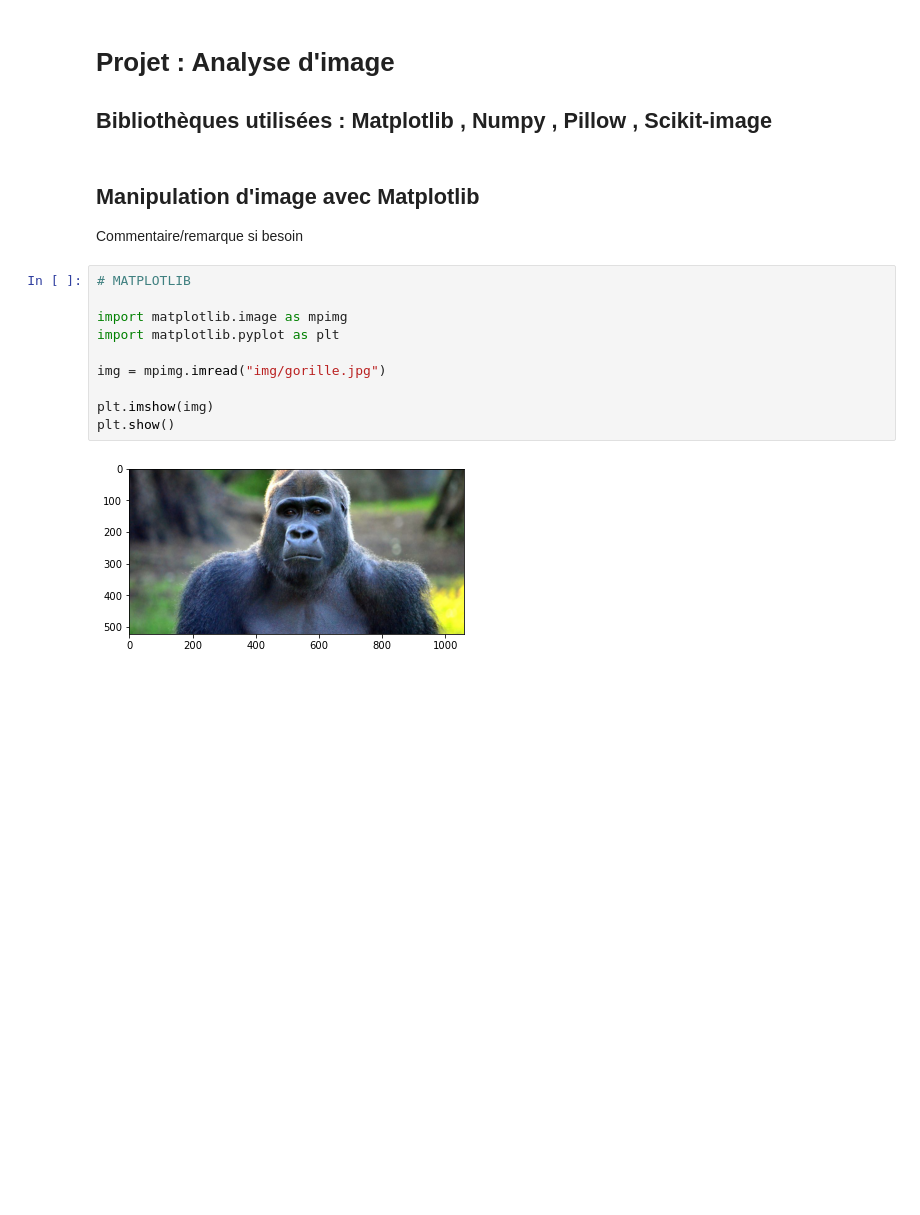
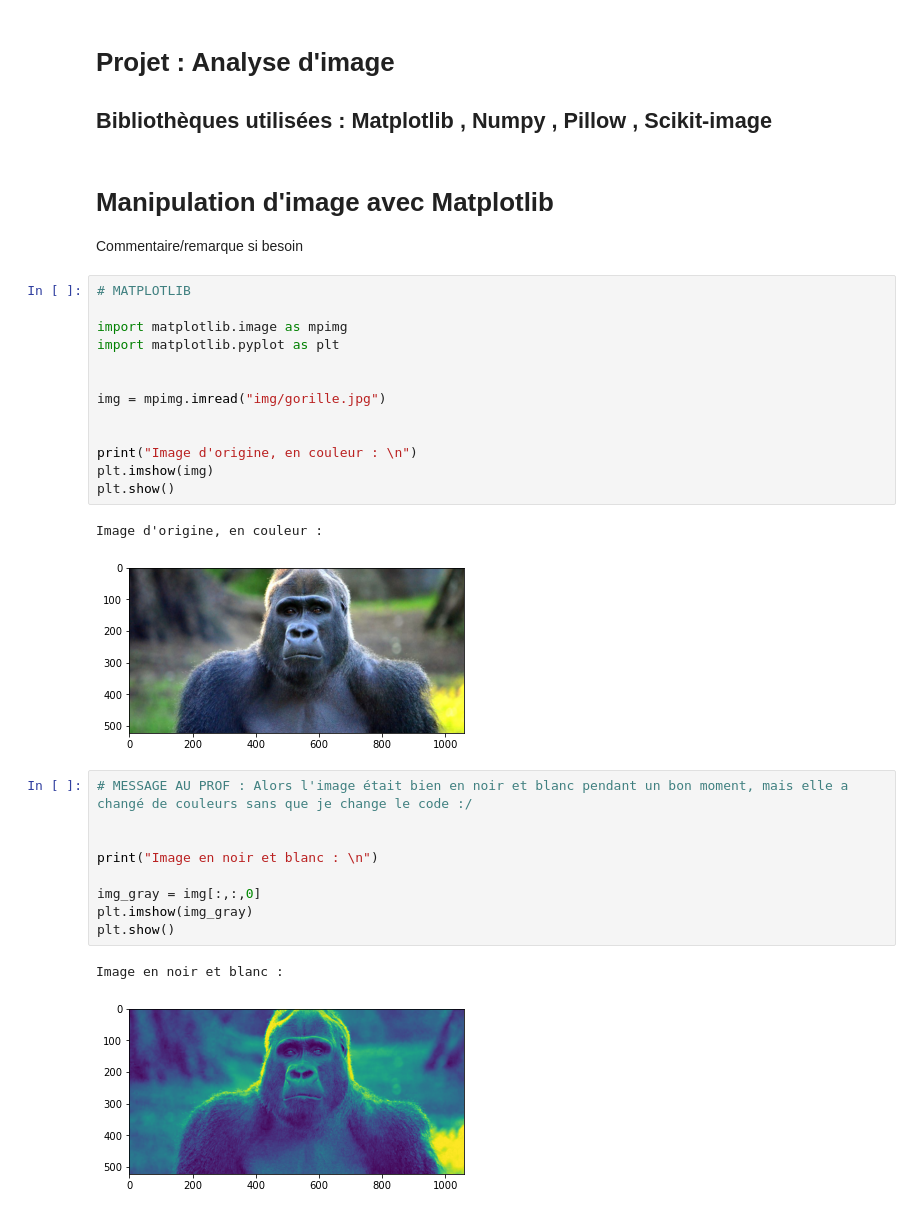
Before and after one commit to ragouradja/Projet_Python, a Jupyter notebook: demo.ipynb, the cells around one changed output. Drawn from its saved outputs; the diff is of its cells as text; blank space fills up the shorter version.

```diff
--- a/demo.ipynb
+++ b/demo.ipynb
@@ -3,7 +3,7 @@
 
 ## Bibliothèques utilisées : Matplotlib , Numpy , Pillow , Scikit-image
 # %% [markdown]
-## Manipulation d'image avec Matplotlib
+# Manipulation d'image avec Matplotlib
 
 Commentaire/remarque si besoin
 # %%
@@ -12,9 +12,25 @@ Commentaire/remarque si besoin
 import matplotlib.image as mpimg
 import matplotlib.pyplot as plt
 
+
 img = mpimg.imread("img/gorille.jpg")
 
+
+print("Image d'origine, en couleur : \n")
 plt.imshow(img)
 plt.show()
 # %% [output]
+Image d'origine, en couleur :
 [figure]
+# %%
+# MESSAGE AU PROF : Alors l'image était bien en noir et blanc pendant un bon moment, mais elle a changé de couleurs sans que je change le code :/
+
+
+print("Image en noir et blanc : \n")
+
+img_gray = img[:,:,0]
+plt.imshow(img_gray)
+plt.show()
+# %% [output]
+Image en noir et blanc :
+[figure, added]
```
Also changed, not shown: parts of 13 cells of this notebook, 1 other file.
